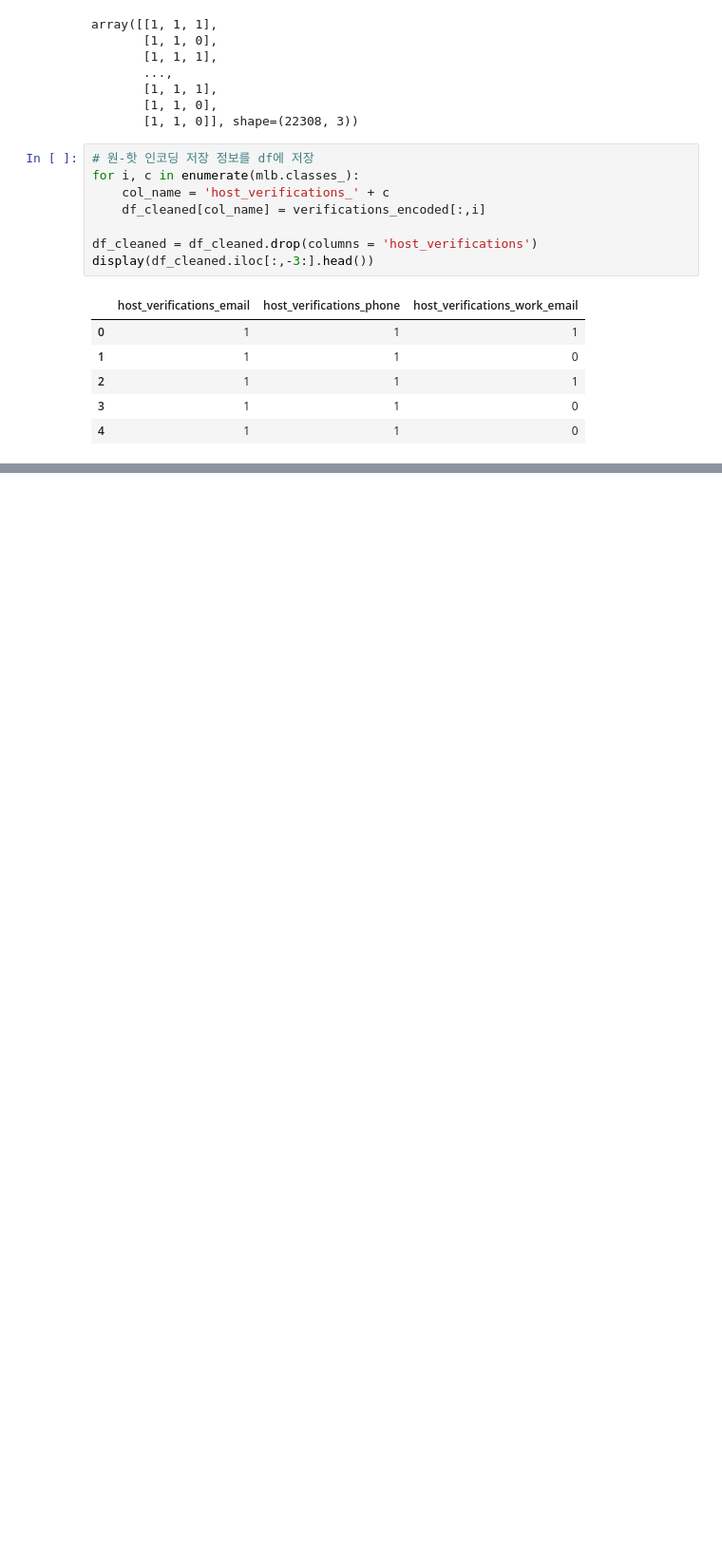
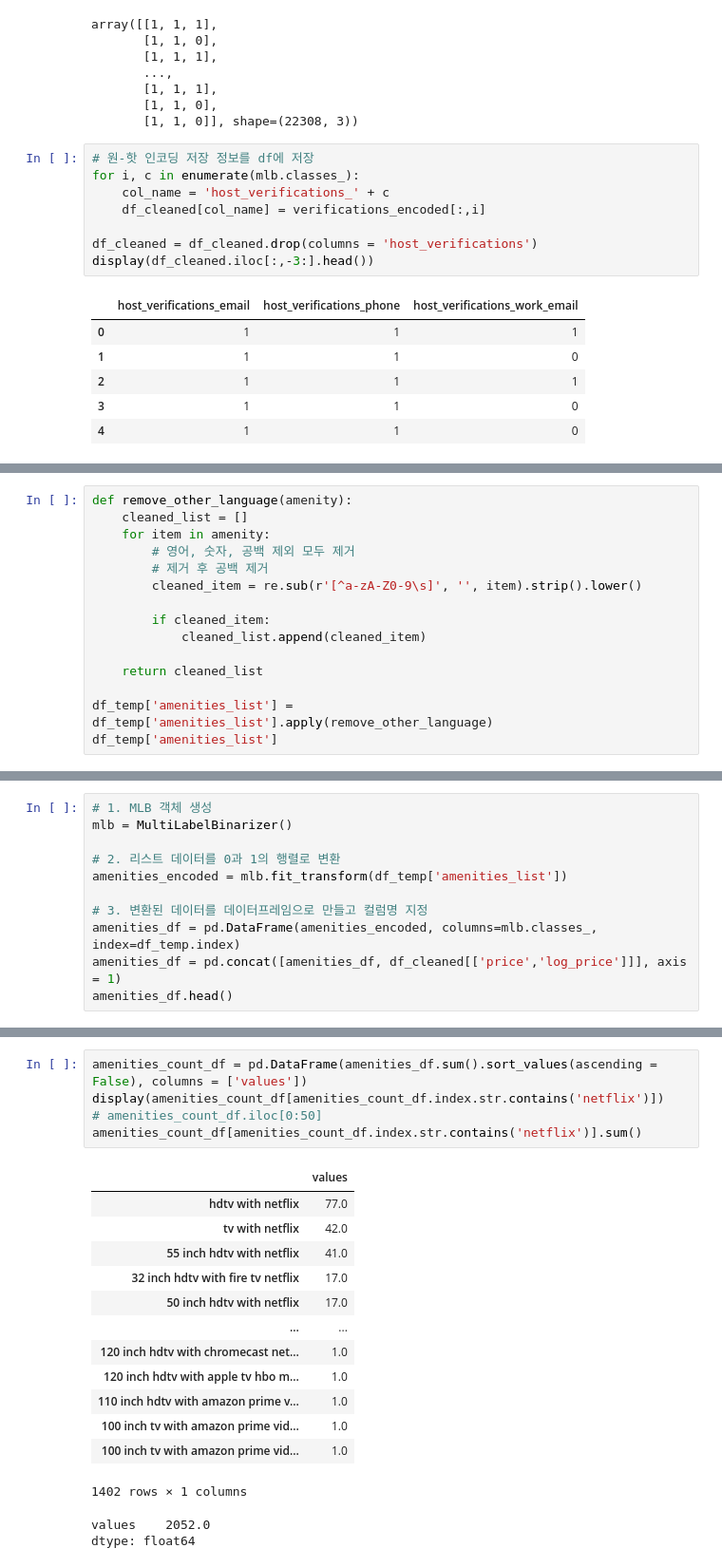
Before and after one commit to sybeom528/airbnb_price_prediction, a Jupyter notebook: notebooks/data_preprocessing.ipynb, the cells around one changed output, grey strips where cells are left out. Shown at 95% size. Saved outputs shown, nothing was run; the diff lists cells and outputs as text; blank space fills up the shorter version.

```diff
--- a/notebooks/data_preprocessing.ipynb
+++ b/notebooks/data_preprocessing.ipynb
@@ -135,0 +181,15 @@ display(df_cleaned.iloc[:,-3:].head())
+# %%
+def remove_other_language(amenity):
+    cleaned_list = []
+    for item in amenity:
+        # 영어, 숫자, 공백 제외 모두 제거
+        # 제거 후 공백 제거
+        cleaned_item = re.sub(r'[^a-zA-Z0-9\s]', '', item).strip().lower()
+
+        if cleaned_item:
+            cleaned_list.append(cleaned_item)
+
+    return cleaned_list
+
+df_temp['amenities_list'] = df_temp['amenities_list'].apply(remove_other_language)
+df_temp['amenities_list']
@@ -135,0 +209,11 @@ display(df_cleaned.iloc[:,-3:].head())
+# %%
+# 1. MLB 객체 생성
+mlb = MultiLabelBinarizer()
+
+# 2. 리스트 데이터를 0과 1의 행렬로 변환
+amenities_encoded = mlb.fit_transform(df_temp['amenities_list'])
+
+# 3. 변환된 데이터를 데이터프레임으로 만들고 컬럼명 지정
+amenities_df = pd.DataFrame(amenities_encoded, columns=mlb.classes_, index=df_temp.index)
+amenities_df = pd.concat([amenities_df, df_cleaned[['price','log_price']]], axis = 1)
+amenities_df.head()
@@ -140,0 +329,21 @@ df_cleaned.to_csv('data/df_cleaned.csv', index = False)
+# %%
+amenities_count_df = pd.DataFrame(amenities_df.sum().sort_values(ascending = False), columns = ['values'])
+display(amenities_count_df[amenities_count_df.index.str.contains('netflix')])
+# amenities_count_df.iloc[0:50]
+amenities_count_df[amenities_count_df.index.str.contains('netflix')].sum()
+# %% [output]
+|  | values |
+| hdtv with netflix | 77.0 |
+| tv with netflix | 42.0 |
+| 55 inch hdtv with netflix | 41.0 |
+| 32 inch hdtv with fire tv netflix | 17.0 |
+| 50 inch hdtv with netflix | 17.0 |
+| ... | ... |
+| 120 inch hdtv with chromecast net... | 1.0 |
+| 120 inch hdtv with apple tv hbo m... | 1.0 |
+| 110 inch hdtv with amazon prime v... | 1.0 |
+| 100 inch tv with amazon prime vid... | 1.0 |
+| 100 inch tv with amazon prime vid... | 1.0 |
+1402 rows × 1 columns
+values    2052.0
+dtype: float64
```
Also changed, not shown: parts of 34 cells of this notebook, 3 other files.
